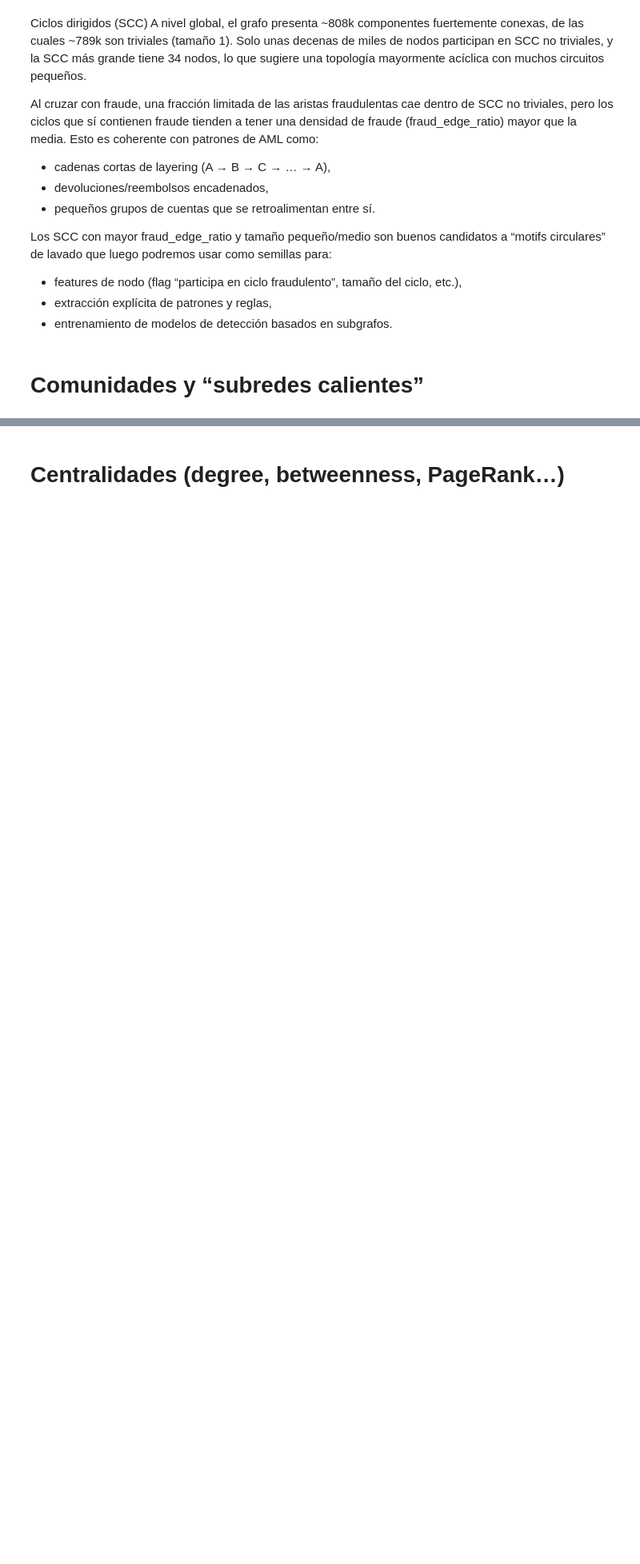
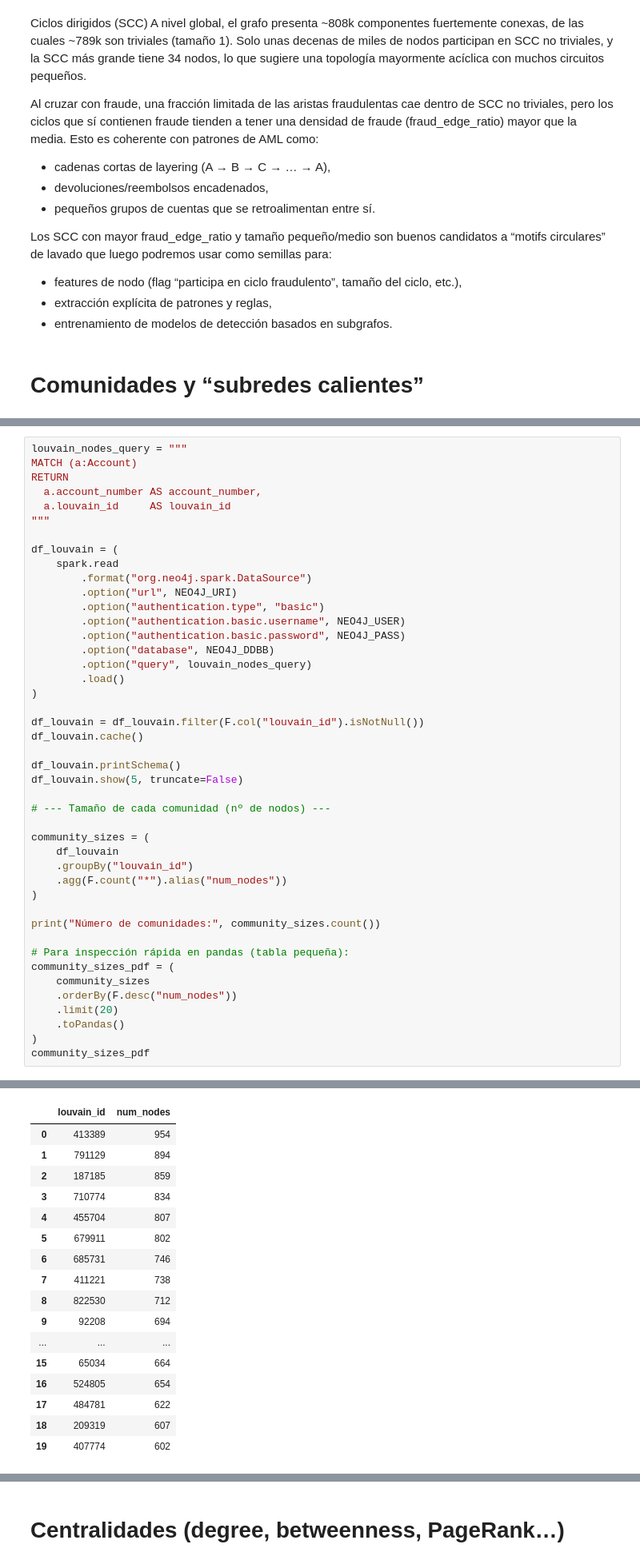
Before and after one commit to IngElecPuc/KaggleChallenges, a Jupyter notebook: Anti Money Laundering Transaction Data/EDA Topológico.ipynb, the cells around one changed output, grey strips where cells are left out. Shown: that part at 80% size. Saved outputs shown, nothing was run; the diff lists cells and outputs as text; blank space fills up the shorter version.

```diff
--- a/Anti Money Laundering Transaction Data/EDA Topológico.ipynb
+++ b/Anti Money Laundering Transaction Data/EDA Topológico.ipynb
@@ -1280,0 +1284,45 @@ Los SCC con mayor fraud_edge_ratio y tamaño pequeño/medio son buenos candidato
+# %%
+louvain_nodes_query = """
+MATCH (a:Account)
+RETURN
+  a.account_number AS account_number,
+  a.louvain_id     AS louvain_id
+"""
+
+df_louvain = (
+    spark.read
+        .format("org.neo4j.spark.DataSource")
+        .option("url", NEO4J_URI)
+        .option("authentication.type", "basic")
+        .option("authentication.basic.username", NEO4J_USER)
+        .option("authentication.basic.password", NEO4J_PASS)
+        .option("database", NEO4J_DDBB)
+        .option("query", louvain_nodes_query)
+        .load()
+)
+
+df_louvain = df_louvain.filter(F.col("louvain_id").isNotNull())
+df_louvain.cache()
+
+df_louvain.printSchema()
+df_louvain.show(5, truncate=False)
+
+# --- Tamaño de cada comunidad (nº de nodos) ---
+
+community_sizes = (
+    df_louvain
+    .groupBy("louvain_id")
+    .agg(F.count("*").alias("num_nodes"))
+)
+
+print("Número de comunidades:", community_sizes.count())
+
+# Para inspección rápida en pandas (tabla pequeña):
+community_sizes_pdf = (
+    community_sizes
+    .orderBy(F.desc("num_nodes"))
+    .limit(20)
+    .toPandas()
+)
+community_sizes_pdf
+# %% [output]
@@ -1280,0 +1346,17 @@ Los SCC con mayor fraud_edge_ratio y tamaño pequeño/medio son buenos candidato
+|  | louvain_id | num_nodes |
+| 0 | 413389 | 954 |
+| 1 | 791129 | 894 |
+| 2 | 187185 | 859 |
+| 3 | 710774 | 834 |
+| 4 | 455704 | 807 |
+| 5 | 679911 | 802 |
+| 6 | 685731 | 746 |
+| 7 | 411221 | 738 |
+| 8 | 822530 | 712 |
+| 9 | 92208 | 694 |
+| ... | ... | ... |
+| 15 | 65034 | 664 |
+| 16 | 524805 | 654 |
+| 17 | 484781 | 622 |
+| 18 | 209319 | 607 |
+| 19 | 407774 | 602 |
```
Also changed, not shown: parts of 33 cells of this notebook.
